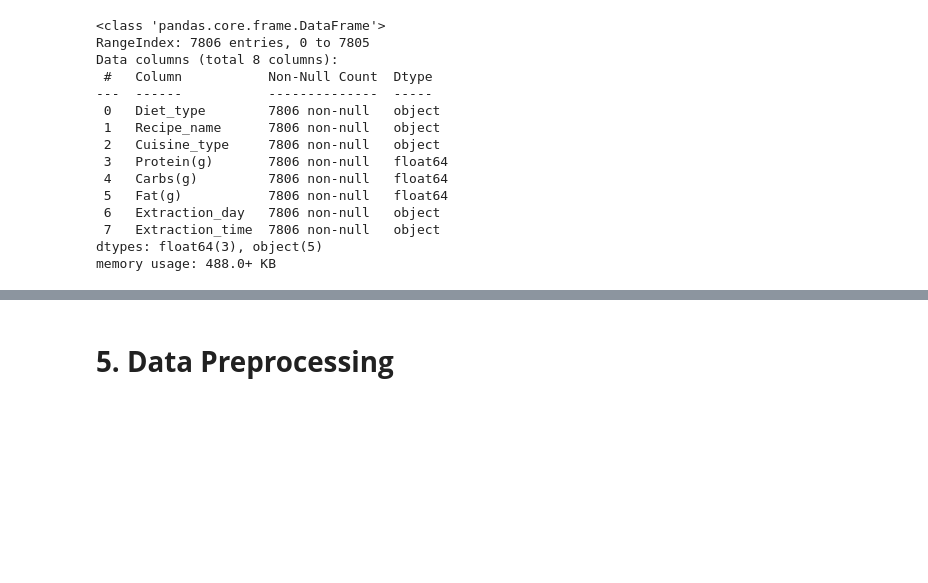
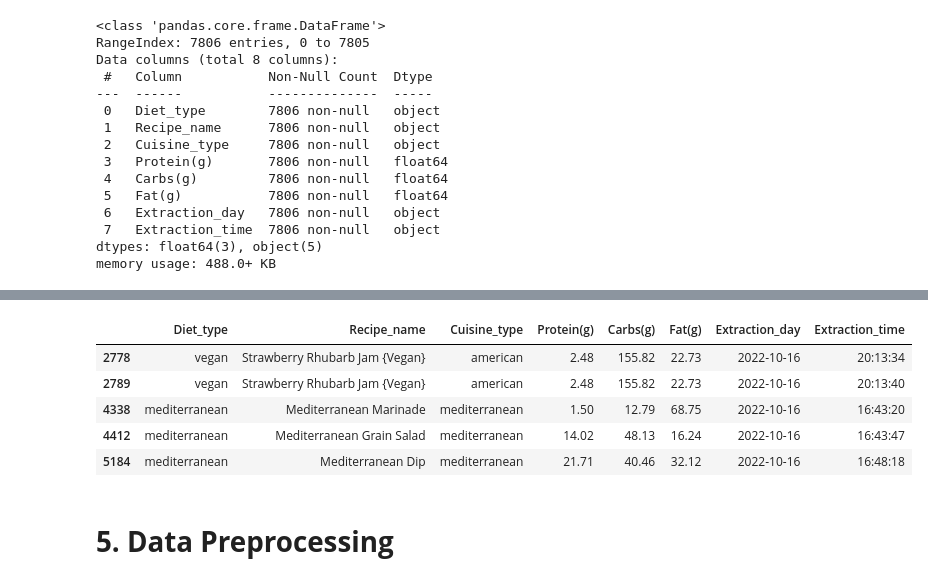
Before and after one commit to Us9r/DicodingBMLP, a Jupyter notebook: [Clustering]_Submission_Akhir_BMLP_Us9r.ipynb, the cells around one changed output, grey strips where cells are left out. Drawn from its saved outputs; the diff is of its cells as text; code cells hidden in the pictures; blank space fills up the shorter version.

```diff
--- a/[Clustering]_Submission_Akhir_BMLP_Us9r.ipynb
+++ b/[Clustering]_Submission_Akhir_BMLP_Us9r.ipynb
@@ -95,3 +123,13 @@ Tujuan dari EDA adalah untuk memperoleh wawasan awal yang mendalam mengenai data
+# %%
+duplicate_rows = df[df.duplicated()]
+display(duplicate_rows)
+# %% [output]
+|  | Diet_type | Recipe_name | Cuisine_type | Protein(g) | Carbs(g) | Fat(g) | Extraction_day | Extraction_time |
+| 2778 | vegan | Strawberry Rhubarb Jam {Vegan} | american | 2.48 | 155.82 | 22.73 | 2022-10-16 | 20:13:34 |
+| 2789 | vegan | Strawberry Rhubarb Jam {Vegan} | american | 2.48 | 155.82 | 22.73 | 2022-10-16 | 20:13:40 |
+| 4338 | mediterranean | Mediterranean Marinade | mediterranean | 1.50 | 12.79 | 68.75 | 2022-10-16 | 16:43:20 |
+| 4412 | mediterranean | Mediterranean Grain Salad | mediterranean | 14.02 | 48.13 | 16.24 | 2022-10-16 | 16:43:47 |
+| 5184 | mediterranean | Mediterranean Dip | mediterranean | 21.71 | 40.46 | 32.12 | 2022-10-16 | 16:48:18 |
 # %% [markdown]
 # **5. Data Preprocessing**
 # %% [markdown]
```
Also changed, not shown: parts of 13 cells of this notebook.
